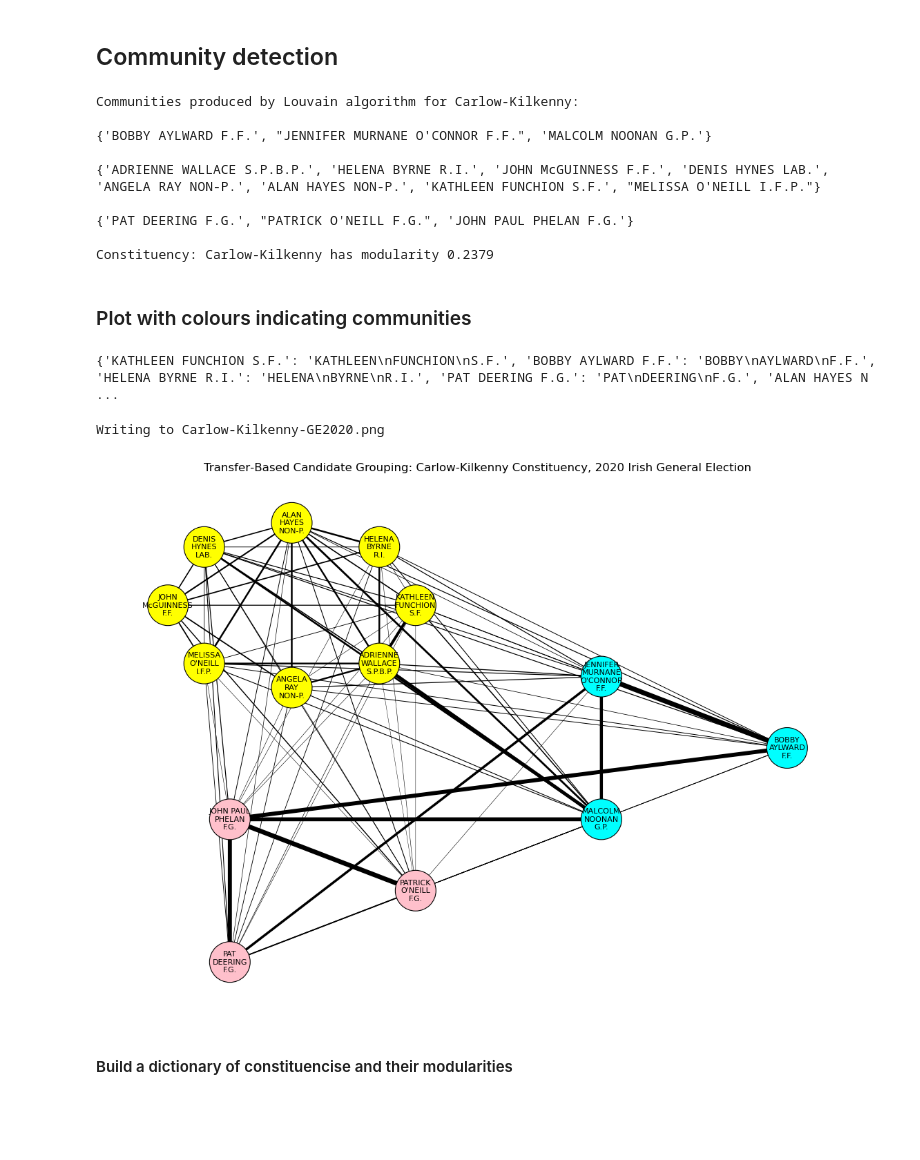
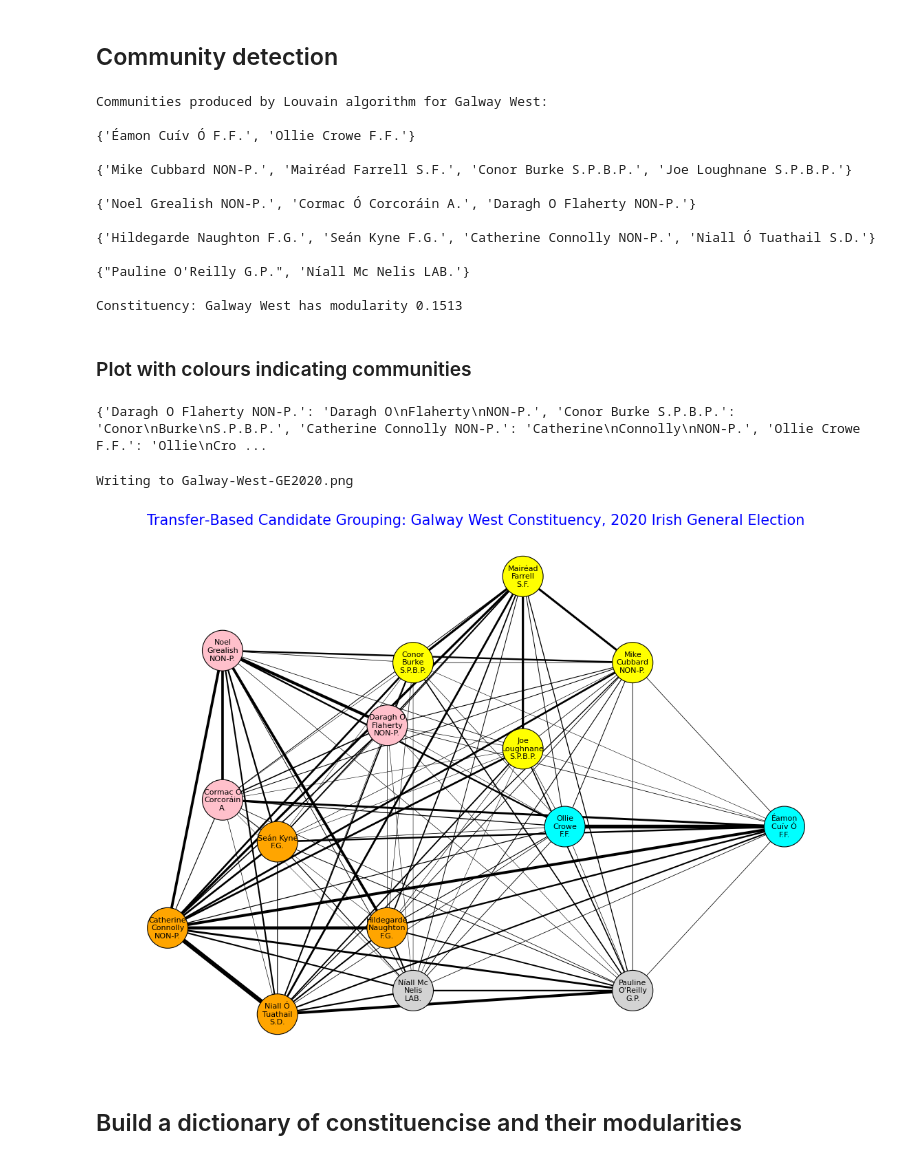
Before and after one commit to Jessicamcg-jpg/FYP, a Jupyter notebook: community_detection/CommunityDetectionExample_v03.ipynb, the cells around one changed output. Drawn from its saved outputs; the diff is of its cells as text; code cells hidden in the pictures; blank space fills up the shorter version.

```diff
--- a/community_detection/CommunityDetectionExample_v03.ipynb
+++ b/community_detection/CommunityDetectionExample_v03.ipynb
@@ -198,7 +198,7 @@ for k in range(len(constituency_list)):
  37 :  Wexford
  38 :  Wicklow
 # %%
-constituency = constituency_list[0]
+constituency = constituency_list[21]
 constituency_df = full_df.loc[full_df["Constituency Name"]==constituency]
 print(constituency)
 # %% [output]
@@ -306,19 +294,23 @@ for c in communities:
 modularity = nx.community.modularity(G, communities)
 print(f"Constituency: {constituency} has modularity {modularity:.4}")
 # %% [output]
-Communities produced by Louvain algorithm for Carlow-Kilkenny:
+Communities produced by Louvain algorithm for Galway West:
 
-{'BOBBY AYLWARD F.F.', "JENNIFER MURNANE O'CONNOR F.F.", 'MALCOLM NOONAN G.P.'}
+{'Éamon Cuív Ó F.F.', 'Ollie Crowe F.F.'}
 
-{'ADRIENNE WALLACE S.P.B.P.', 'HELENA BYRNE R.I.', 'JOHN McGUINNESS F.F.', 'DENIS HYNES LAB.', 'ANGELA RAY NON-P.', 'ALAN HAYES NON-P.', 'KATHLEEN FUNCHION S.F.', "MELISSA O'NEILL I.F.P."}
+{'Mike Cubbard NON-P.', 'Mairéad Farrell S.F.', 'Conor Burke S.P.B.P.', 'Joe Loughnane S.P.B.P.'}
 
-{'PAT DEERING F.G.', "PATRICK O'NEILL F.G.", 'JOHN PAUL PHELAN F.G.'}
+{'Noel Grealish NON-P.', 'Cormac Ó Corcoráin A.', 'Daragh O Flaherty NON-P.'}
 
-Constituency: Carlow-Kilkenny has modularity 0.2379
+{'Hildegarde Naughton F.G.', 'Seán Kyne F.G.', 'Catherine Connolly NON-P.', 'Niall Ó Tuathail S.D.'}
+
+{"Pauline O'Reilly G.P.", 'Níall Mc Nelis LAB.'}
+
+Constituency: Galway West has modularity 0.1513
 # %% [markdown]
 ### Plot with colours indicating communities
 # %%
-community_colours = ["cyan", "yellow", "pink", "orange", "red", "green"]
+community_colours = ["cyan", "yellow", "pink", "orange", "lightgrey", "green"]
 nodes = list(G.nodes())
 node_colors = []
 
@@ -372,24 +364,26 @@ for i, comm in enumerate(communities):
 labels = {n: wrap_label(str(n), width=9) for n in G.nodes}
 print(labels)
 # %% [output]
-{'KATHLEEN FUNCHION S.F.': 'KATHLEEN\nFUNCHION\nS.F.', 'BOBBY AYLWARD F.F.': 'BOBBY\nAYLWARD\nF.F.', 'HELENA BYRNE R.I.': 'HELENA\nBYRNE\nR.I.', 'PAT DEERING F.G.': 'PAT\nDEERING\nF.G.', 'ALAN HAYES N ...
+{'Daragh O Flaherty NON-P.': 'Daragh O\nFlaherty\nNON-P.', 'Conor Burke S.P.B.P.': 'Conor\nBurke\nS.P.B.P.', 'Catherine Connolly NON-P.': 'Catherine\nConnolly\nNON-P.', 'Ollie Crowe F.F.': 'Ollie\nCro ...
 # %%
 plt.figure(figsize=(14, 10))
 nx.draw_networkx_nodes(G, pos, node_color=node_colors, node_size=1800, edgecolors='k', linewidths=0.8)
 nx.draw_networkx_edges(G, pos, width=edge_widths)
 nx.draw_networkx_labels(G, pos, font_family="DejaVu Sans", font_size=8, labels=labels)
 plt.axis('off')
 #plt.tight_layout()
 FileName = f"{constituency.replace(' ', '-')}-GE{Year}.png"
 print(f"Writing to {FileName}")
+plt.title(f"Transfer‑Based Candidate Grouping: {constituency} Constituency, {Year} Irish General Election",
+         fontsize=15,
+         color="blue")
 plt.savefig(FileName, dpi=300, bbox_inches='tight')
-plt.title(f"Transfer‑Based Candidate Grouping: {constituency} Constituency, {Year} Irish General Election")
 plt.show()
 # %% [output]
-Writing to Carlow-Kilkenny-GE2020.png
+Writing to Galway-West-GE2020.png
-[figure, old version]
+[figure, new version]
 # %% [markdown]
-#### Build a dictionary of constituencise and their modularities
+## Build a dictionary of constituencise and their modularities
 # %%
 modularity_dict={"Constituency":[],
 
```
Also changed, not shown: parts of 13 cells of this notebook.
